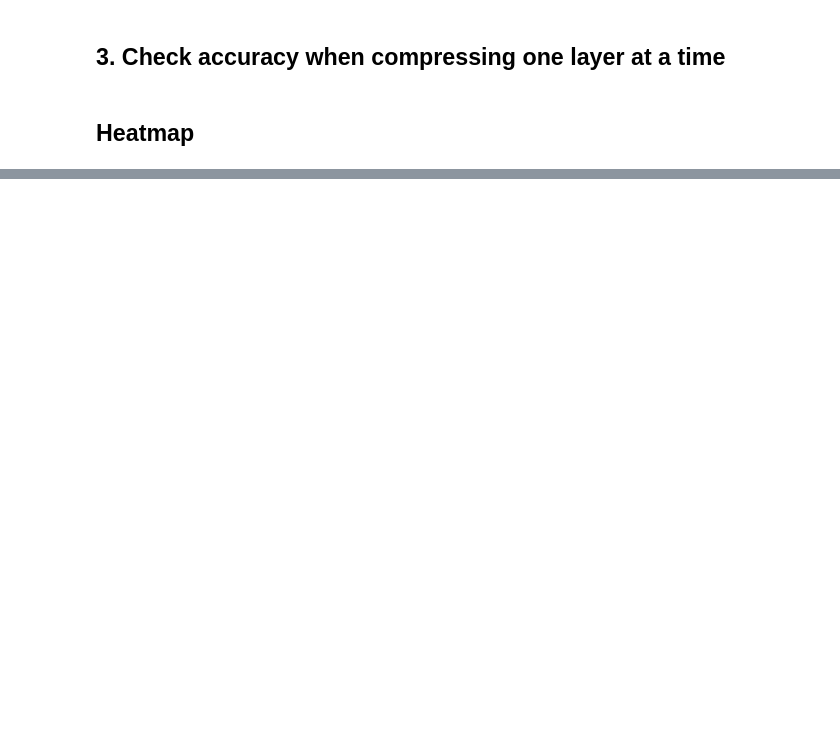
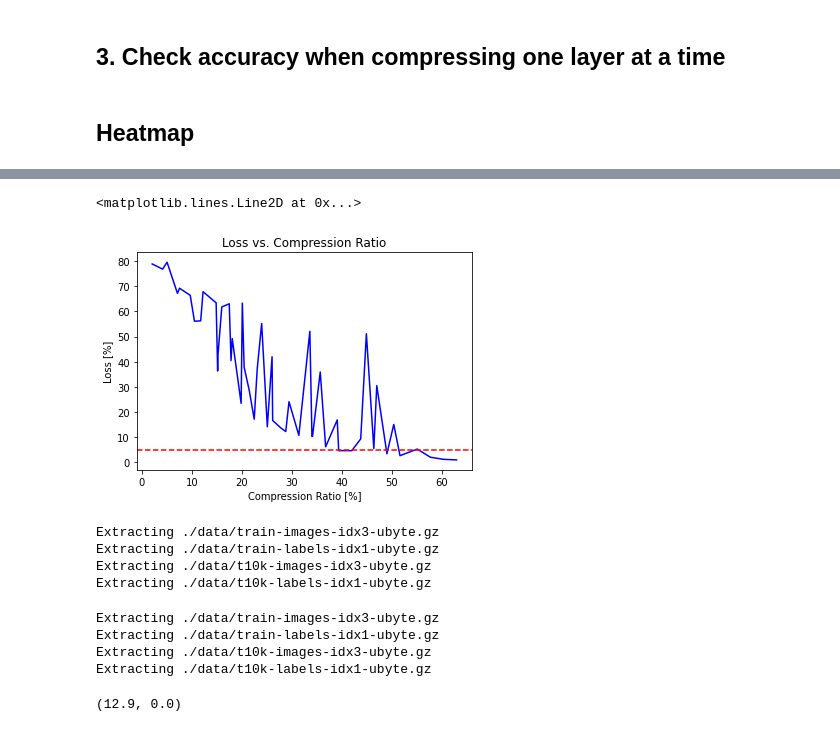
Before and after one commit to aaronleesander/DMRG-inspired-Algorithms-for-Neural-Network-Compression, a Jupyter notebook: DMRG/MPO_Net_Compression.ipynb, the cells around one changed output, grey strips where cells are left out. Saved outputs shown, nothing was run; the diff lists cells and outputs as text; code cells hidden in the pictures; blank space fills up the shorter version.

```diff
--- a/DMRG/MPO_Net_Compression.ipynb
+++ b/DMRG/MPO_Net_Compression.ipynb
@@ -617,0 +577,15 @@ KeyboardInterrupt:
+# %%
+sorted_comp = np.array(compression_ratio_matrix[:])
+sorted_loss = np.array(heatmap[:])
+sorted_comp = np.reshape(sorted_comp, sorted_comp.size)
+sorted_loss = np.reshape(sorted_loss, sorted_loss.size)
+sorted_comp, sorted_loss = zip(*sorted(zip(sorted_comp, sorted_loss)))
+
+plt.plot(sorted_comp, sorted_loss, 'b-')
+plt.title("Loss vs. Compression Ratio")
+plt.xlabel("Compression Ratio [%]")
+plt.ylabel("Loss [%]")
+plt.axhline(5, color='r', linestyle='--')
+# %% [output]
+<matplotlib.lines.Line2D at 0x...>
+[figure, added]
@@ -617,0 +641,8 @@ KeyboardInterrupt:
+# %%
+data = input_data.read_data_sets("./data/",validation_size=0,one_hot=True)
+x_MPS = vector_to_left_canonical_MPS_NN(data.test.images[0], phys_dim=[4, 7, 7, 4])
+# %% [output]
+Extracting ./data/train-images-idx3-ubyte.gz
+Extracting ./data/train-labels-idx1-ubyte.gz
+Extracting ./data/t10k-images-idx3-ubyte.gz
+Extracting ./data/t10k-labels-idx1-ubyte.gz
@@ -617,0 +693,9 @@ KeyboardInterrupt:
+# %%
+# 1. Decompose input vector into an MPS
+FC2_MPO(MPO_0, bias_0, MPO_1, bias_1)
+# %% [output]
+Extracting ./data/train-images-idx3-ubyte.gz
+Extracting ./data/train-labels-idx1-ubyte.gz
+Extracting ./data/t10k-images-idx3-ubyte.gz
+Extracting ./data/t10k-labels-idx1-ubyte.gz
+(12.9, 0.0)
```
Also changed, not shown: parts of 16 cells of this notebook.
